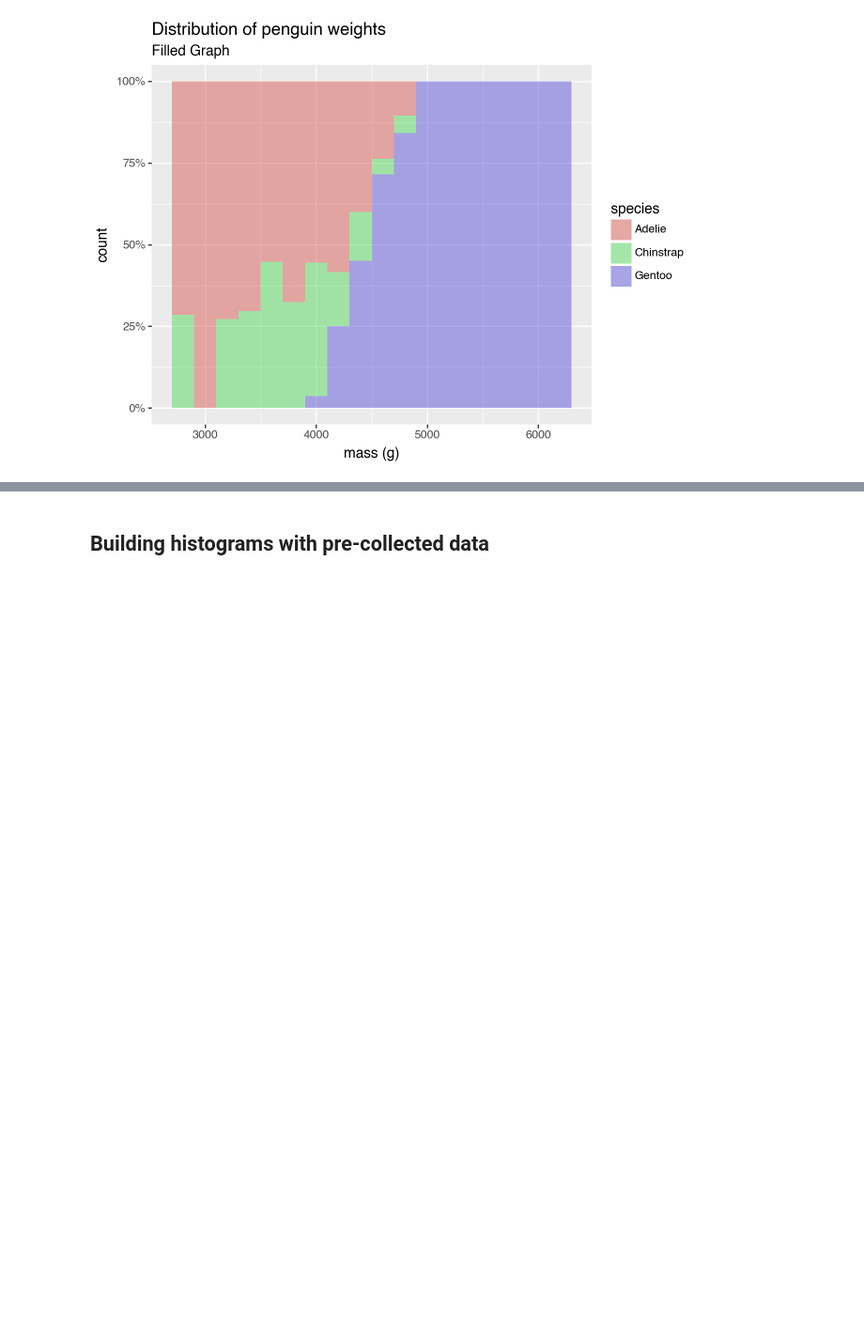
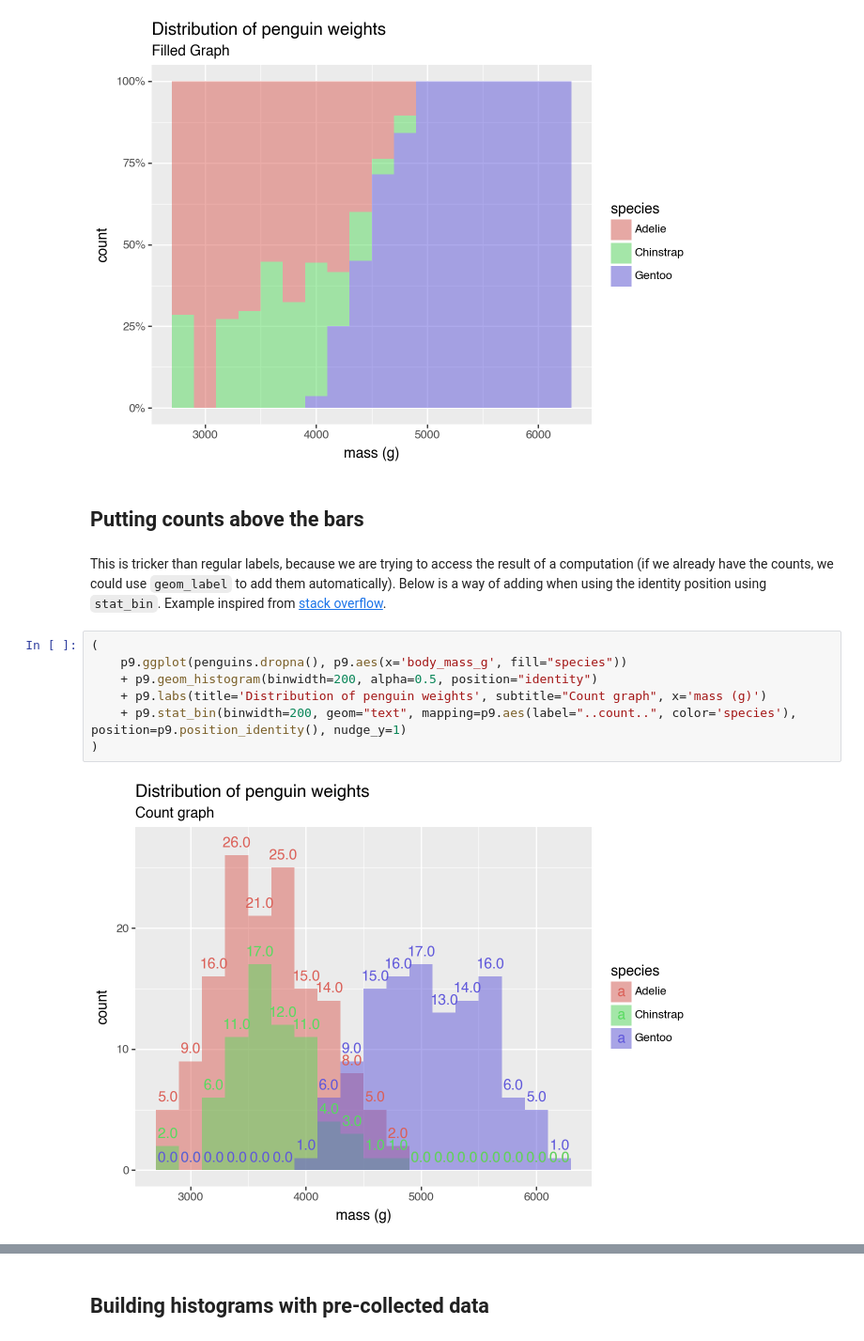
Before and after one commit to kiwidamien/p9, a Jupyter notebook: posts/ggplot2-tips/histograms.ipynb, the cells around one changed output, grey strips where cells are left out. Shown: that part at 94% size. Saved outputs shown, nothing was run; the diff lists cells and outputs as text; blank space fills up the shorter version.

```diff
--- a/posts/ggplot2-tips/histograms.ipynb
+++ b/posts/ggplot2-tips/histograms.ipynb
@@ -151,3 +153,16 @@ If you were intereseted in the question, "at a given mass, what % of penguins ar
 )
 # %% [output]
 [figure]
+# %% [markdown]
+## Putting counts above the bars
+# %% [markdown]
+This is tricker than regular labels, because we are trying to access the result of a computation (if we already have the counts, we could use `geom_label` to add them automatically). Below is a way of adding when using the identity position using `stat_bin`. Example inspired from [stack overflow](https://stackoverflow.com/questions/24198896/get-values-and-positions-to-label-a-ggplot-histogram#:~:text=ggplot%20%28csub%2Caes%20%28x%20%3D%20Anomaly10y%29%29%20%2B%20geom_histogram%20%28%29,original%20data%2C%20but%20generated%20by%20the%20geom_histogram%20function).
+# %%
+(
+    p9.ggplot(penguins.dropna(), p9.aes(x='body_mass_g', fill="species"))
+    + p9.geom_histogram(binwidth=200, alpha=0.5, position="identity")
+    + p9.labs(title='Distribution of penguin weights', subtitle="Count graph", x='mass (g)')
+    + p9.stat_bin(binwidth=200, geom="text", mapping=p9.aes(label="..count..", color='species'), position=p9.position_identity(), nudge_y=1)
+)
+# %% [output]
+[figure, added]
```
Also changed, not shown: parts of 9 cells of this notebook, 34 other files.
